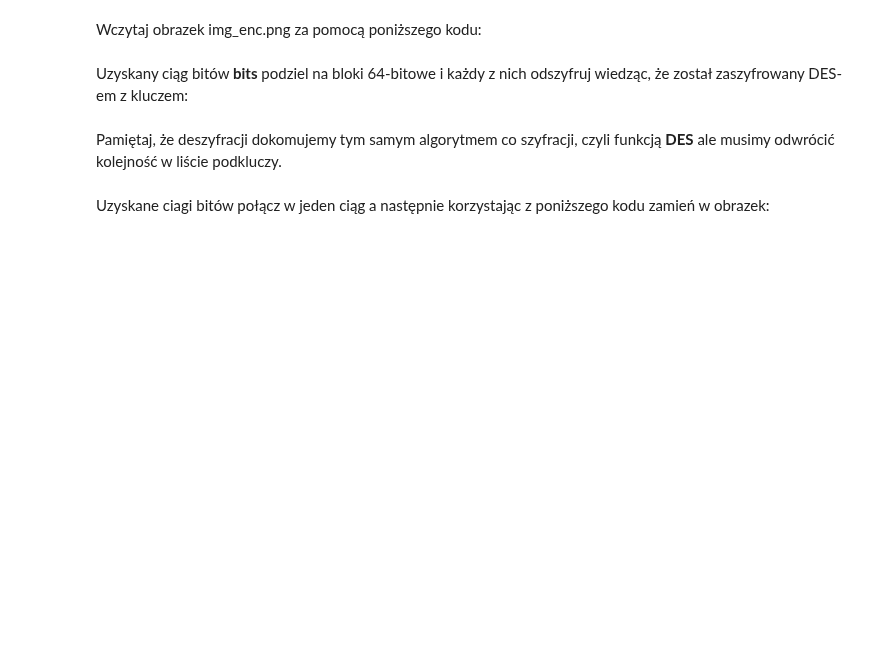
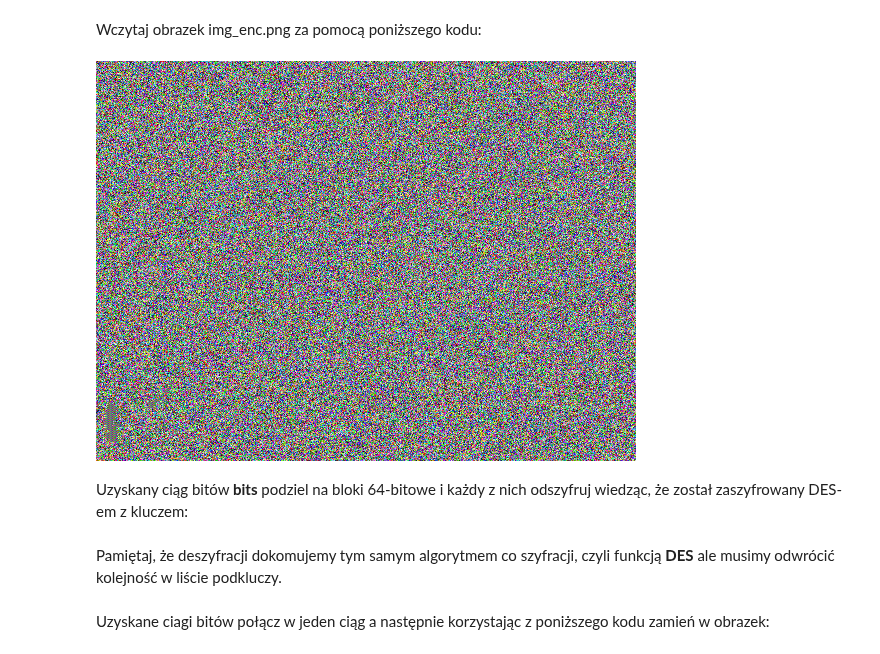
Before and after one commit to bartoszpolak7/Kryptografia-2026-2027, a Jupyter notebook: Lista 3/Lista3.ipynb, the cells around one changed output. Drawn from its saved outputs; the diff is of its cells as text; code cells hidden in the pictures; blank space fills up the shorter version.

```diff
--- a/Lista 3/Lista3.ipynb
+++ b/Lista 3/Lista3.ipynb
@@ -30,3 +42,24 @@ def dec2bin(dec_str,pad):
+# %%
+def dec2bin(dec_str,pad):
+    bin_str = ''
+    dec = dec_str
+    while dec > 0:
+        if dec % 2 == 1:
+            bin_str += '1'
+        else:
+            bin_str += '0'
+
+        dec //= 2
+    bin_str = bin_str[::-1]
+
+    if bin_str == '':
+        bin_str = '0'
+
+    diff = pad - len(bin_str)
+    if diff > 0:
+        bin_str = diff * '0' + bin_str
+
+    return bin_str
 # %%
 print(dec2bin(0,1)=='0')
 print(dec2bin(2,2)=='10')
@@ -297,8 +399,10 @@ Wczytaj obrazek img_enc.png za pomocą poniższego kodu:
 # %%
 img_enc=Image.open('img_enc.png')
 arr=np.array(img_enc).ravel()
-arr_bin=[dec2bin(d,pad='8') for d in arr]
+arr_bin=[dec2bin(d,pad=8) for d in arr]
 bits=''.join(arr_bin)
-mg_enc
+img_enc
+# %% [output]
+[figure, added]
 # %% [markdown]
 Uzyskany ciąg bitów **bits** podziel na bloki 64-bitowe i każdy z nich odszyfruj wiedząc, że został zaszyfrowany DES-em z kluczem:
```
Also changed, not shown: parts of 32 cells of this notebook.
